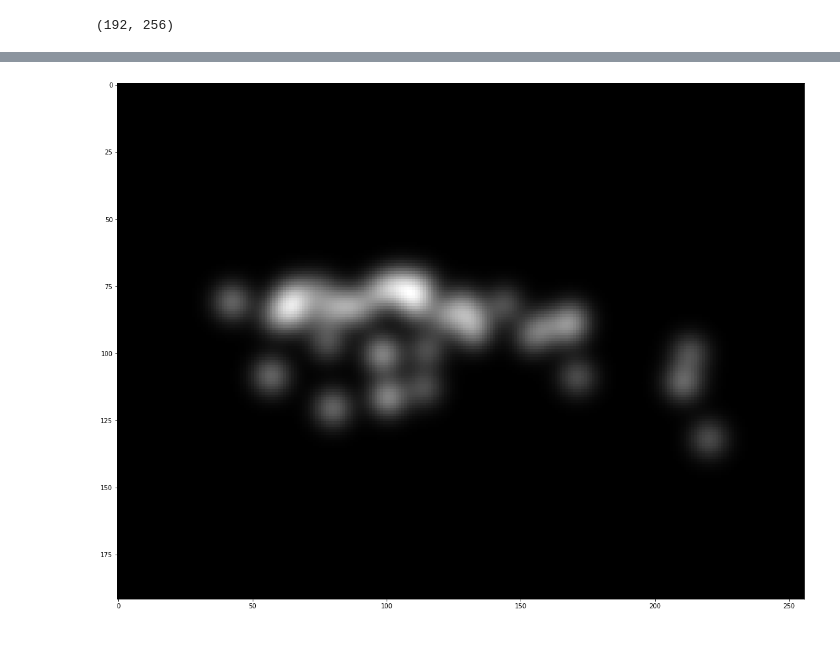
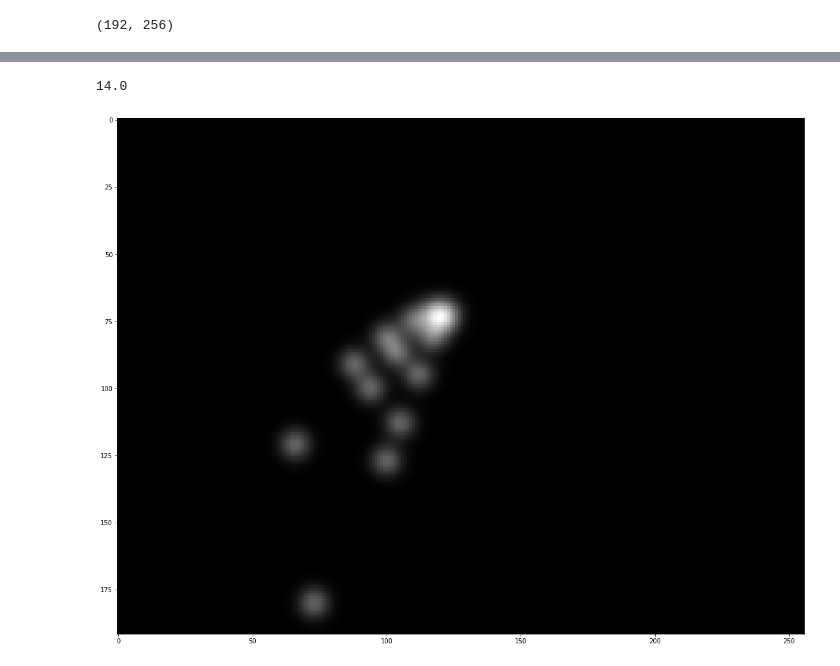
Before and after one commit to Baticsute/vietnamese-traffic-density-estimation-with-dots-enhanced, a Jupyter notebook: test.ipynb, the cells around one changed output, grey strips where cells are left out. Cells and saved outputs as stored; diff of their text form; code cells hidden in the pictures.

```diff
--- a/test.ipynb
+++ b/test.ipynb
@@ -35,7 +35,7 @@ VALI_PATH_MASKS = FINAL_DATASET_PATH + '/validation/masks/'
 train_data = data_loader.load_train_data('final_data', is_dots_expanded=False, expand_size=1)
 test_data = data_loader.load_test_data('final_data', is_dots_expanded=False, expand_size=1)
 # %%
-show_index = 10
+show_index = 7
 s1 = train_data['train_data'][show_index]
 l1 = train_data['train_label_data'][show_index]
 lc1 = train_data['train_count_label_data'][show_index]
@@ -63,7 +73,11 @@ ls1.shape
+# %%
+np.sum(ls1)
+# %% [output]
+14.0
 # %%
-lsg1 = gaussian_filter(ls1, sigma=5)
+lsg1 = gaussian_filter(ls1, sigma=4)
 plt.figure(figsize=(30, 15))
 plt.imshow(lsg1, cmap='gray')
 plt.show()
 # %% [output]
-[figure, old version]
+[figure, new version]
```
Also changed, not shown: parts of 5 cells of this notebook, 2 other files.
